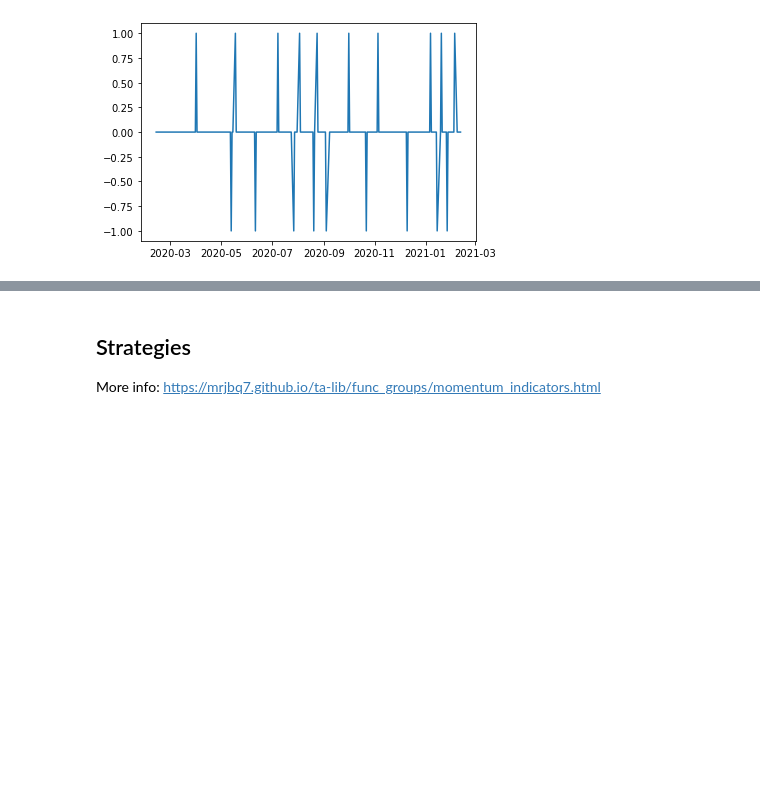
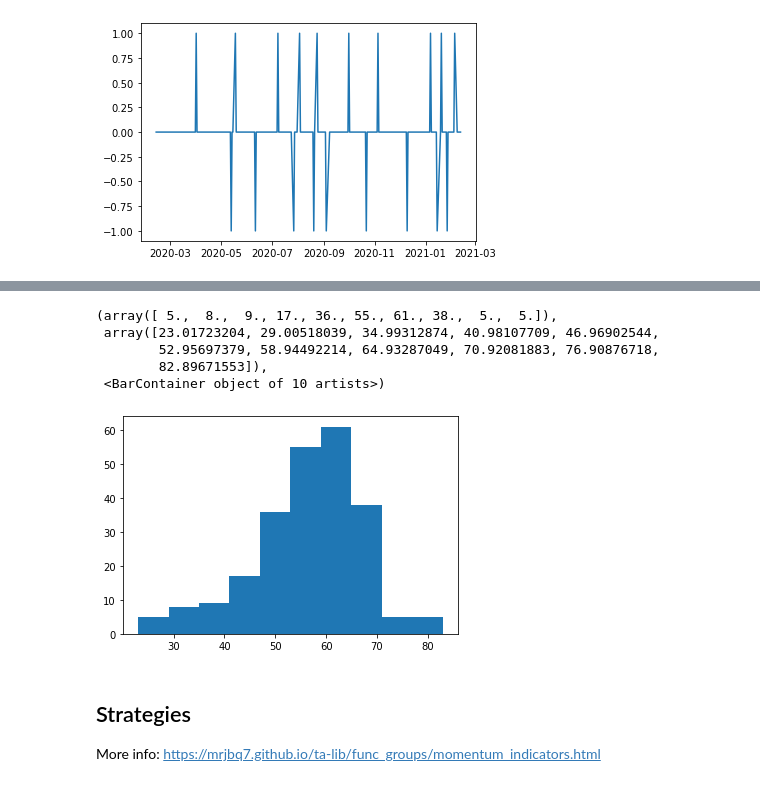
Before and after one commit to evelynyou/capstone_indicators, a Jupyter notebook: playground_EY.ipynb, the cells around one changed output, grey strips where cells are left out. Cells and saved outputs as stored; diff of their text form; code cells hidden in the pictures; blank space fills up the shorter version.

```diff
--- a/playground_EY.ipynb
+++ b/playground_EY.ipynb
@@ -117,3 +123,12 @@ plt.plot(df.MACD_Signal)
+# %%
+plt.hist(df.RSI)
+# %% [output]
+(array([ 5.,  8.,  9., 17., 36., 55., 61., 38.,  5.,  5.]),
+ array([23.01723204, 29.00518039, 34.99312874, 40.98107709, 46.96902544,
+        52.95697379, 58.94492214, 64.93287049, 70.92081883, 76.90876718,
+        82.89671553]),
+ <BarContainer object of 10 artists>)
+[figure, added]
 # %% [markdown]
 ## Strategies
 More info: https://mrjbq7.github.io/ta-lib/func_groups/momentum_indicators.html
```
Also changed, not shown: parts of 8 cells of this notebook.
